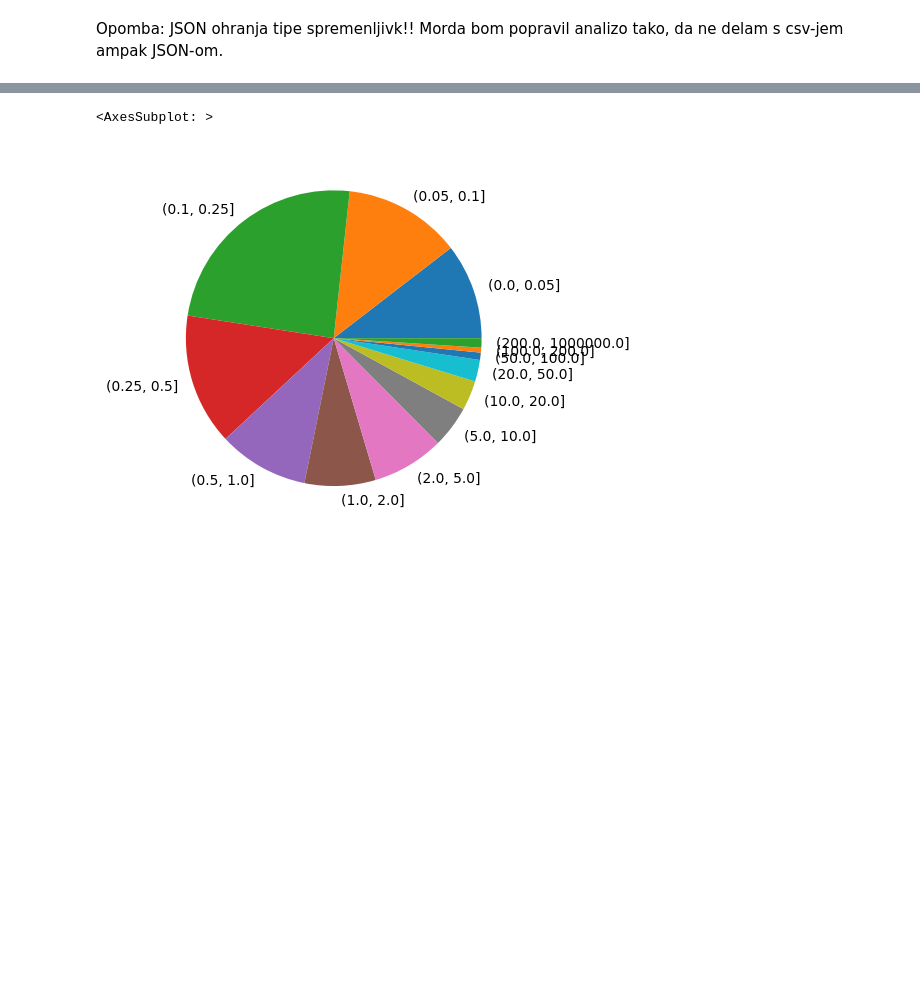
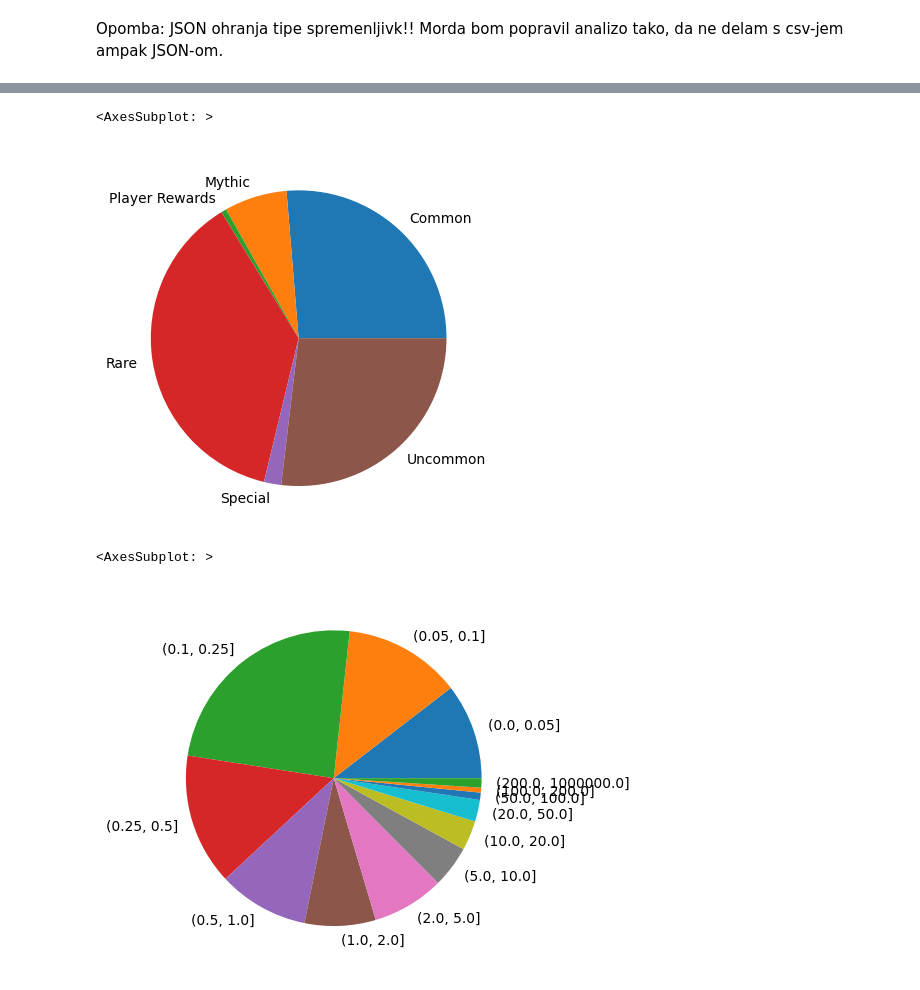
Before and after one commit to MightyOwler/Analiza-podatkov, a Jupyter notebook: AnalizaPodatkov.ipynb, the cells around one changed output, grey strips where cells are left out. Saved outputs shown, nothing was run; the diff lists cells and outputs as text; code cells hidden in the pictures; blank space fills up the shorter version.

```diff
--- a/AnalizaPodatkov.ipynb
+++ b/AnalizaPodatkov.ipynb
@@ -13,3 +12,9 @@ KeyboardInterrupt:
+# %%
+delezi_redkosti = podatkovna_baza.groupby("redkost").size()
+delezi_redkosti.plot(kind="pie")
+# %% [output]
+<AxesSubplot: >
+[figure, added]
 # %%
 cenovni_razredi_kart = np.array([0, 0.05, 0.10, 0.25, 0.5, 1, 2, 5, 10, 20, 50, 100, 200, 1000000])
 podatki_po_ceni_eu = podatkovna_baza.groupby(pd.cut(podatkovna_baza["povprecje_eu"], cenovni_razredi_kart)).size()
```
Also changed, not shown: parts of 5 cells of this notebook, 2 other files.
